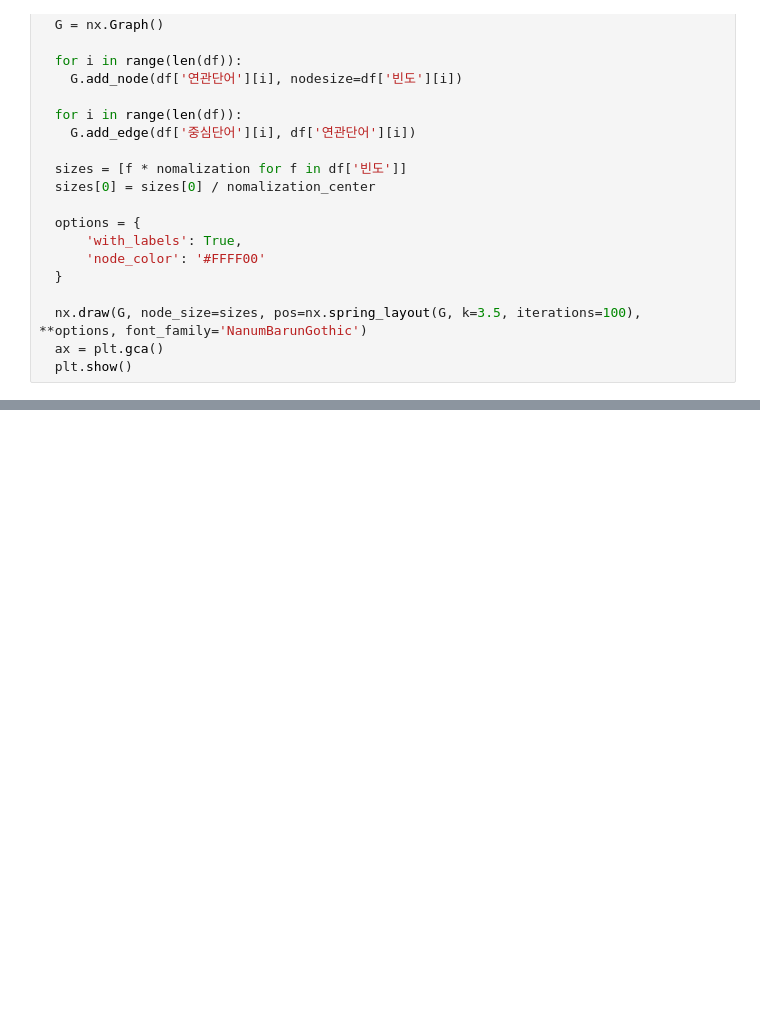
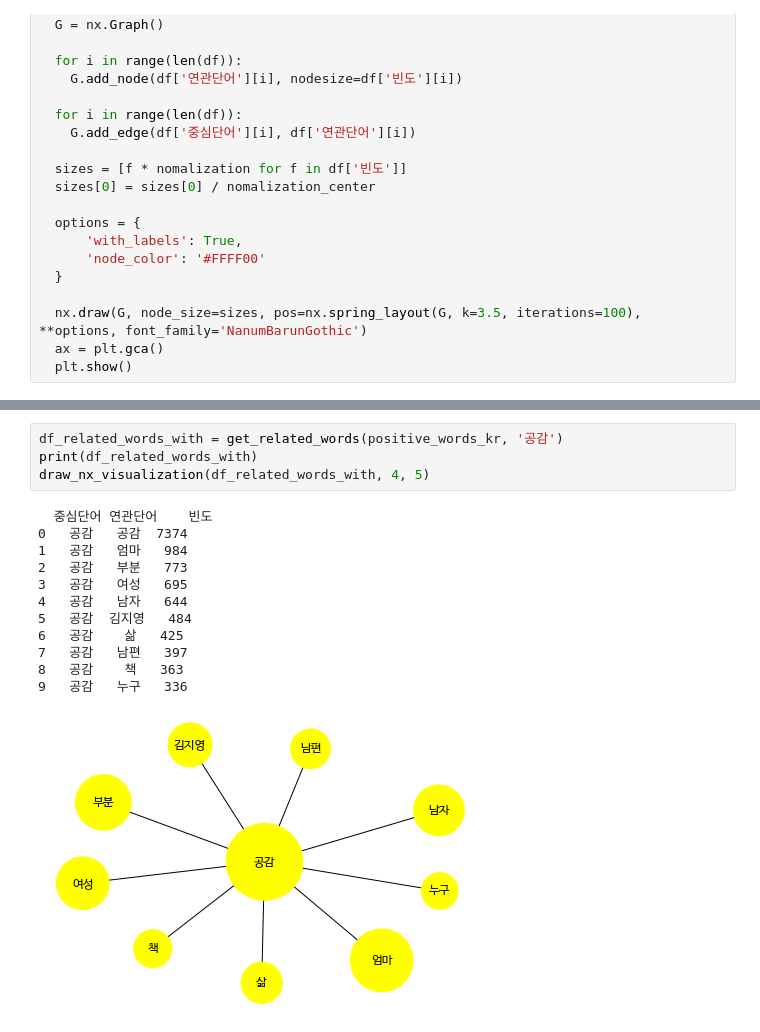
Before and after one commit to dongqui/movie_review_analysis, a Jupyter notebook: index.ipynb, the cells around one changed output, grey strips where cells are left out. Cells and saved outputs as stored; diff of their text form; blank space fills up the shorter version.

```diff
--- a/index.ipynb
+++ b/index.ipynb
@@ -236 +219,18 @@ draw_nx_visualization(df_related_words_with, 10, 10)
+# %%
+df_related_words_with = get_related_words(positive_words_kr, '공감')
+print(df_related_words_with)
+draw_nx_visualization(df_related_words_with, 4, 5)
+# %% [output]
+  중심단어 연관단어    빈도
+0   공감   공감  7374
+1   공감   엄마   984
+2   공감   부분   773
+3   공감   여성   695
+4   공감   남자   644
+5   공감  김지영   484
+6   공감    삶   425
+7   공감   남편   397
+8   공감    책   363
+9   공감   누구   336
+[figure, added]
 # %%
```
Also changed, not shown: parts of 18 cells of this notebook.
